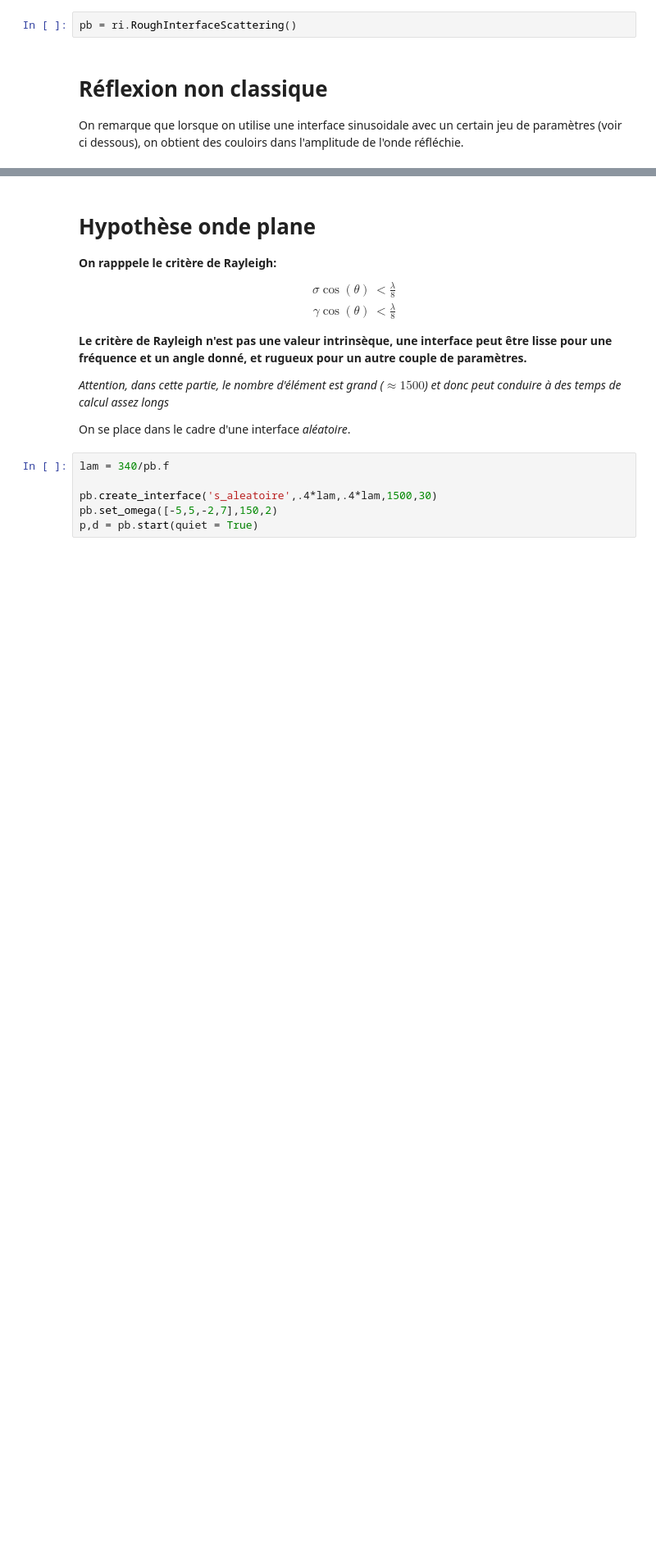
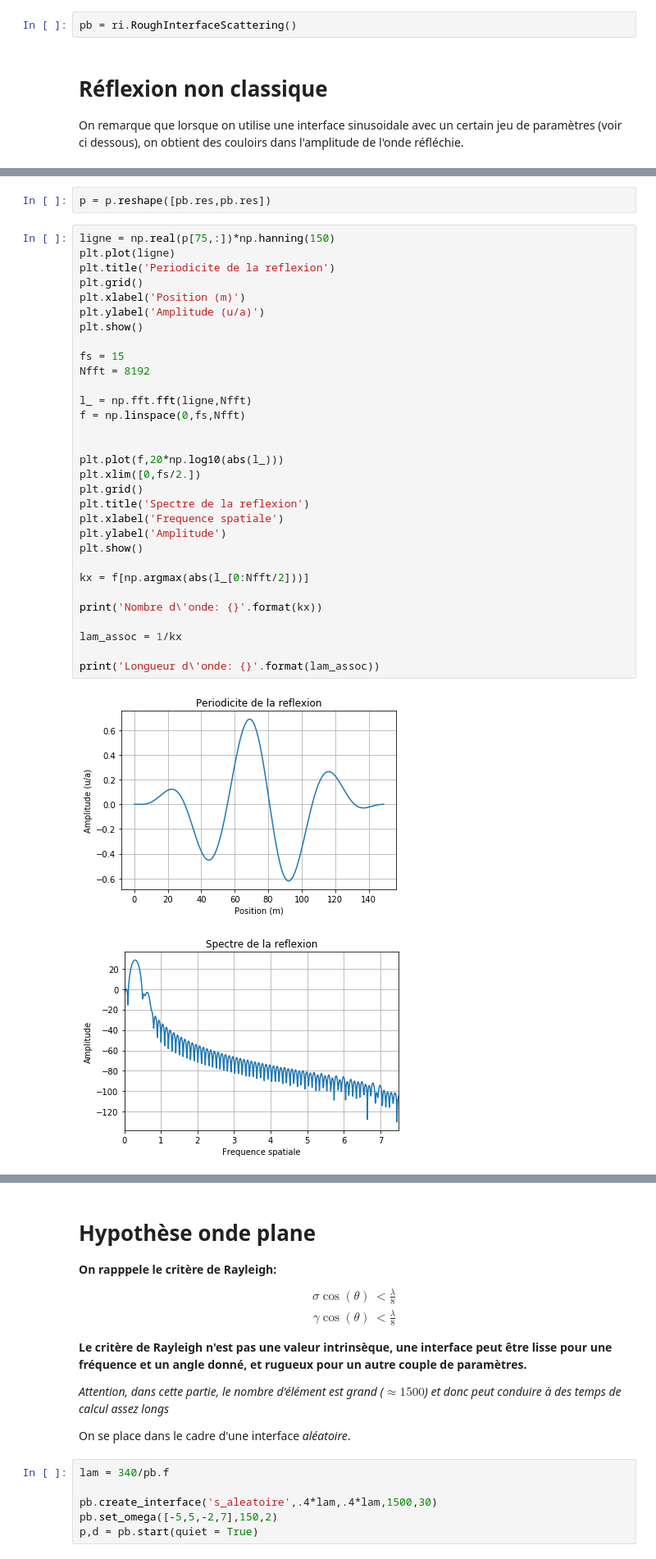
Before and after one commit to caillonantoine/rough-interface, a Jupyter notebook: Avancement.ipynb, the cells around one changed output, grey strips where cells are left out. Shown at 82% size. Drawn from its saved outputs; the diff is of its cells as text; blank space fills up the shorter version.

Commit message:
Recherche sur le nombre d'onde la réflexion non classique

```diff
--- a/Avancement.ipynb
+++ b/Avancement.ipynb
@@ -47,0 +50,36 @@ Surface lisse au sens de Rayleigh
+# %%
+p = p.reshape([pb.res,pb.res])
+# %%
+ligne = np.real(p[75,:])*np.hanning(150)
+plt.plot(ligne)
+plt.title('Periodicite de la reflexion')
+plt.grid()
+plt.xlabel('Position (m)')
+plt.ylabel('Amplitude (u/a)')
+plt.show()
+
+fs = 15
+Nfft = 8192
+
+l_ = np.fft.fft(ligne,Nfft)
+f = np.linspace(0,fs,Nfft)
+
+
+plt.plot(f,20*np.log10(abs(l_)))
+plt.xlim([0,fs/2.])
+plt.grid()
+plt.title('Spectre de la reflexion')
+plt.xlabel('Frequence spatiale')
+plt.ylabel('Amplitude')
+plt.show()
+
+kx = f[np.argmax(abs(l_[0:Nfft/2]))]
+
+print('Nombre d\'onde: {}'.format(kx))
+
+lam_assoc = 1/kx
+
+print('Longueur d\'onde: {}'.format(lam_assoc))
+# %% [output]
+[figure, added]
+[figure, added]
```
Also changed, not shown: parts of 12 cells of this notebook.
